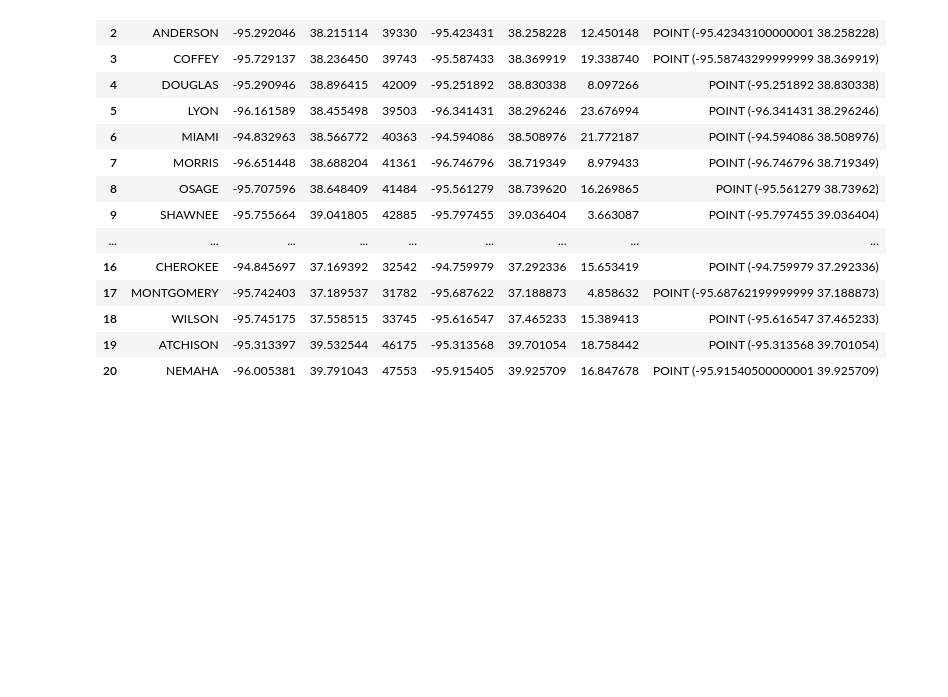
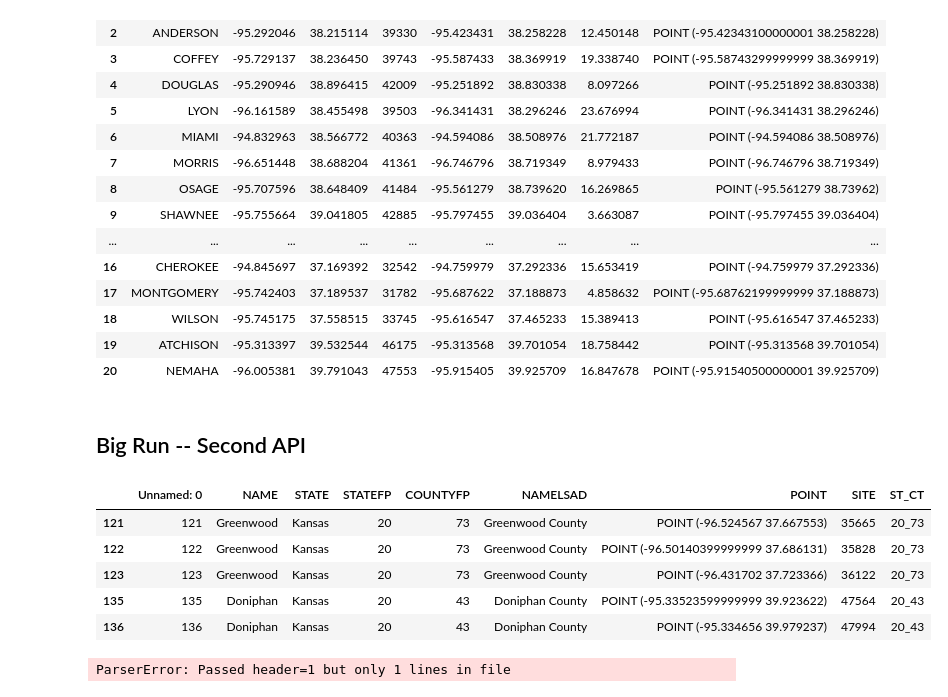
Before and after one commit to Julians42/The_Derecho_Project, a Jupyter notebook: notebooks/download_small.ipynb, the cells around one changed output. Saved outputs shown, nothing was run; the diff lists cells and outputs as text; code cells hidden in the pictures; blank space fills up the shorter version.

```diff
--- a/notebooks/download_small.ipynb
+++ b/notebooks/download_small.ipynb
@@ -112,3 +113,25 @@ for i in range(1,21):
 # %%
 df_test = df_marion.head()
 df_test.to_csv("../../direcho_data/kansas_small/.csv")
+# %% [markdown]
+## Big Run -- Second API
+# %%
+wkt_locations = pd.read_csv("US_wind_locations_3.csv")
+corn = pd.read_csv("~/Documents/Schoolwork/Junior Fall/EPS 168/project/data/data_yield/Maize_1999_2019_NASS.csv")
+corn.rename(columns={'State ANSI': 'STATEFP', 'County ANSI':'COUNTYFP'}, inplace=True)
+# %%
+corn_clean = corn.dropna(subset=['STATEFP','COUNTYFP']).copy()
+corn_clean['ST_CT'] = [(str(elt[0])+"_"+str(int(elt[1]))) for elt in zip(np.array(corn_clean['STATEFP'].values), np.array(corn_clean['COUNTYFP'].values)) if np.isnan(elt[1]) == False]
+wkt_locations['ST_CT'] = [(str(elt[0])+"_"+str(elt[1])) for elt in zip(np.array(wkt_locations['STATEFP'].values), np.array(wkt_locations['COUNTYFP'].values))]
+# %%
+# get unique sites to download from and index to kansas sites
+to_download = wkt_locations.loc[wkt_locations['ST_CT'].isin(set(corn_clean['ST_CT'].values))]
+kansas_download = to_download.loc[to_download['STATE']=="Kansas"]
+kansas_download.head()
+# %% [output]
+|  | Unnamed: 0 | NAME | STATE | STATEFP | COUNTYFP | NAMELSAD | POINT | SITE | ST_CT |
+| 121 | 121 | Greenwood | Kansas | 20 | 73 | Greenwood County | POINT (-96.524567 37.667553) | 35665 | 20_73 |
+| 122 | 122 | Greenwood | Kansas | 20 | 73 | Greenwood County | POINT (-96.50140399999999 37.686131) | 35828 | 20_73 |
+| 123 | 123 | Greenwood | Kansas | 20 | 73 | Greenwood County | POINT (-96.431702 37.723366) | 36122 | 20_73 |
+| 135 | 135 | Doniphan | Kansas | 20 | 43 | Doniphan County | POINT (-95.33523599999999 39.923622) | 47564 | 20_43 |
+| 136 | 136 | Doniphan | Kansas | 20 | 43 | Doniphan County | POINT (-95.334656 39.979237) | 47994 | 20_43 |
@@ -114,0 +160,12 @@ df_test.to_csv("../../direcho_data/kansas_small/.csv")
+# %%
+%%time
+interval = 5 # set wind resolution to 5 min (default is sample every 60 mins)
+# Iterate through dataframe for download (ok to do so because time is within loop)
+for index in tqdm(range(140, len(kansas_download))):
+    row = kansas_download.iloc[index]
+    state, county, site = row['STATE'], row['NAME'], row['SITE'] # parameters for naming
+    point = row['POINT'] # extract point for download
+    df = point_download(point, interval, years)
+    df.to_csv(f'../../direcho_data/{site}_{state}_{county}_{interval}.csv')
+# %% [output]
+ParserError: Passed header=1 but only 1 lines in file
```
Also changed, not shown: parts of 2 cells of this notebook, 6 other files.
